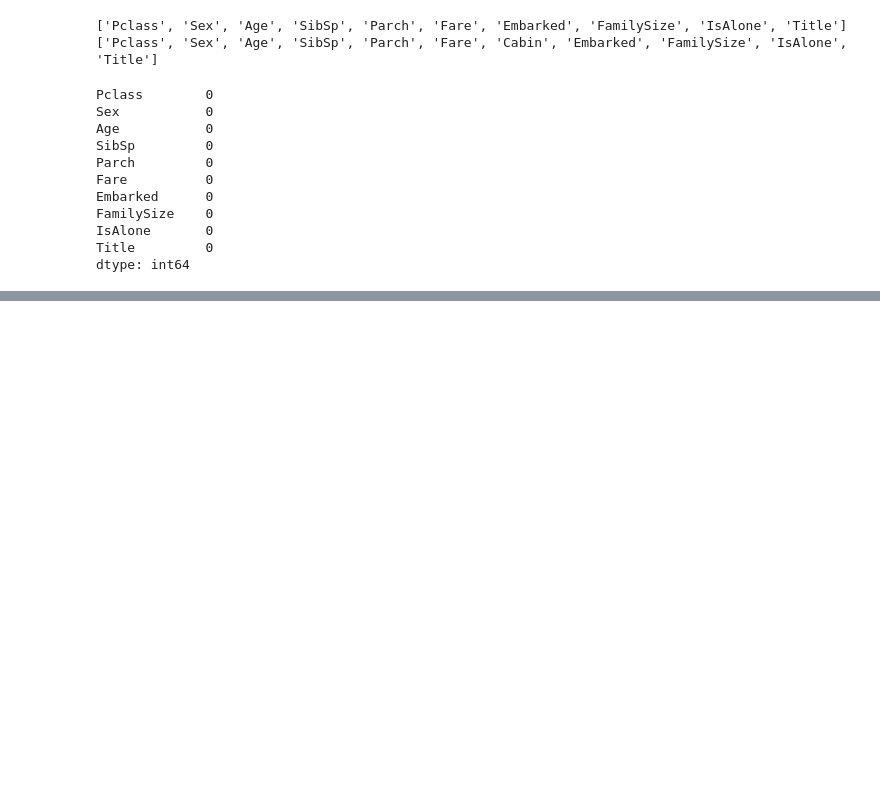
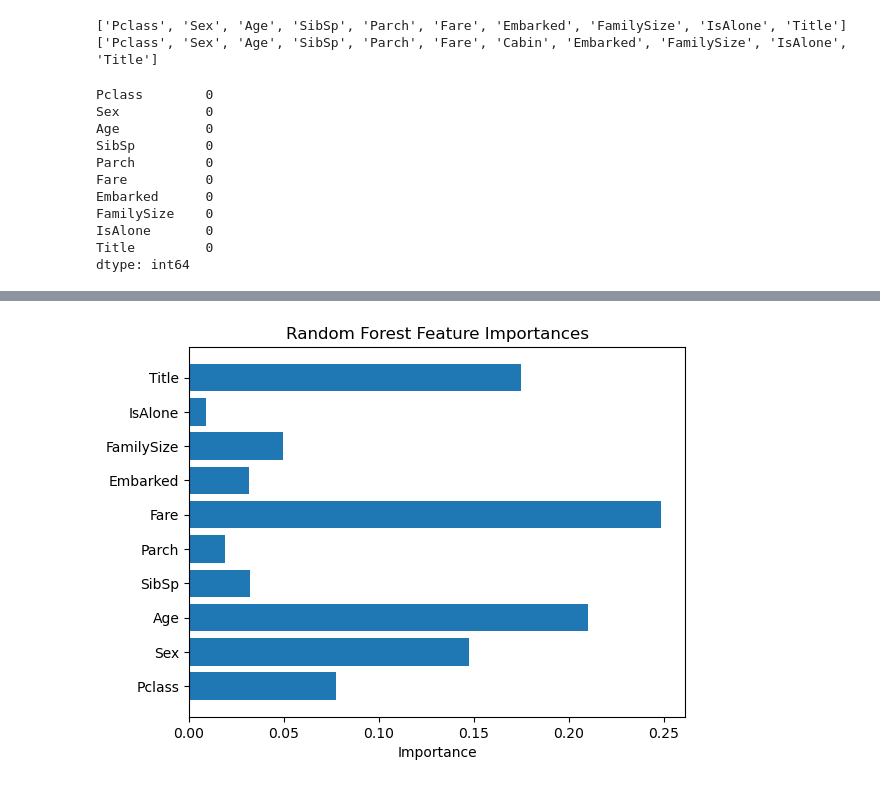
Before and after one commit to SamarthUrs18/AI_DS, a Jupyter notebook: Day_5.ipynb, the cells around one changed output, grey strips where cells are left out. Saved outputs shown, nothing was run; the diff lists cells and outputs as text; code cells hidden in the pictures; blank space fills up the shorter version.

```diff
--- a/Day_5.ipynb
+++ b/Day_5.ipynb
@@ -325,0 +348,11 @@ gb_val_pred = gb_model.predict(X_val)
+# %%
+import matplotlib.pyplot as plt
+
+feat_importances = rf_model.feature_importances_
+features = X_train.columns
+plt.barh(features, feat_importances)
+plt.xlabel("Importance")
+plt.title("Random Forest Feature Importances")
+plt.show()
+# %% [output]
+[figure, added]
```
Also changed, not shown: parts of 1 cell of this notebook.
